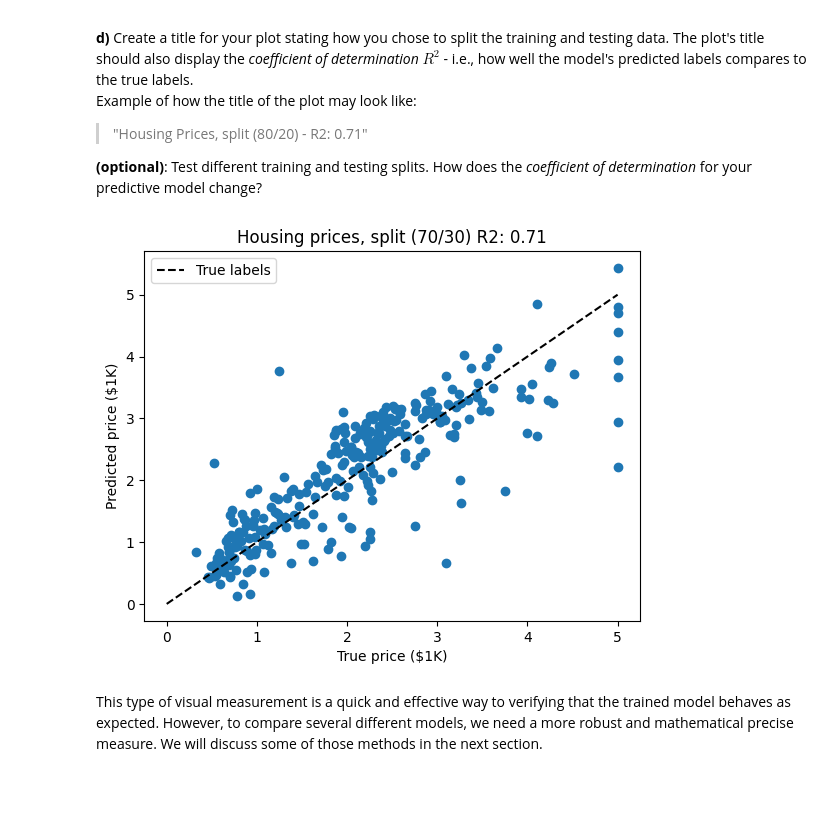
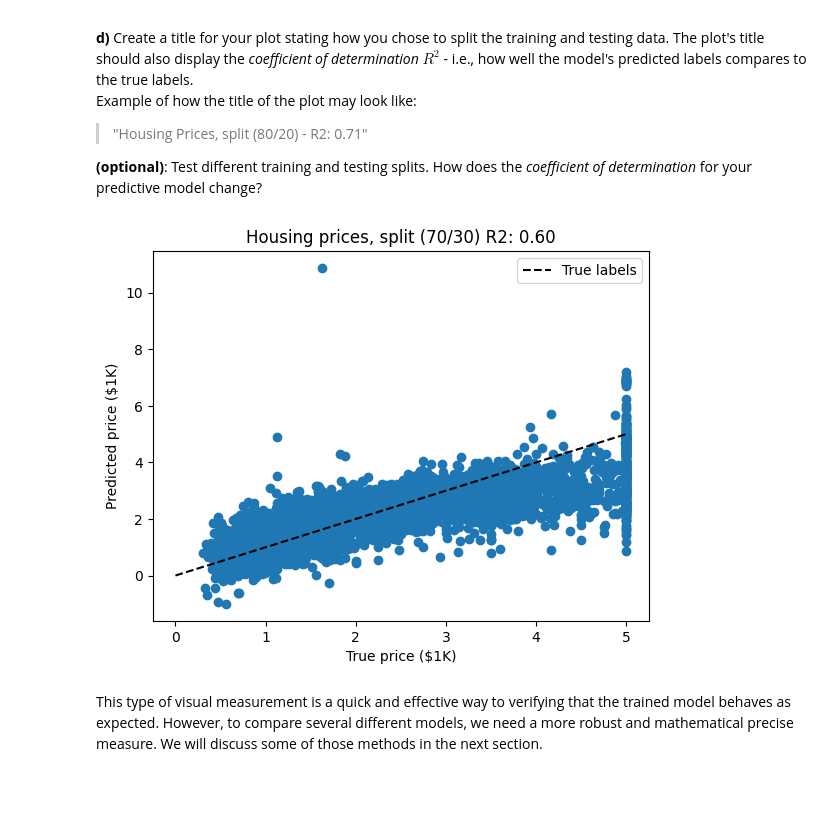
Before and after one commit to meatloafi/ml-1dl034-public-assignments, a Jupyter notebook: Assignments/Practical/PracticalNotebook3.ipynb, the cells around one changed output. Saved outputs shown, nothing was run; the diff lists cells and outputs as text; code cells hidden in the pictures.

```diff
--- a/Assignments/Practical/PracticalNotebook3.ipynb
+++ b/Assignments/Practical/PracticalNotebook3.ipynb
@@ -186,44 +181,40 @@ import matplotlib.pyplot as plt
 import numpy as np
 from sklearn.linear_model import LinearRegression
 from sklearn.metrics import r2_score
+from sklearn.model_selection import train_test_split
 
 price = fetch_california_housing()
 X = price.data
 y = price.target
 
-# Split the data into training/testing sets
-X_train = X[:-700]
-X_test = X[-300:]
 
-# Split the targets into training/testing sets
-y_train = y[:-700]
-y_test = y[-300:]
+X_train, X_test, y_train, y_test = train_test_split(X, y, test_size=0.3)
 
 #Create linear regreassion model object
 reg = LinearRegression()
 
 #Train model on training sets
 reg.fit(X_train, y_train)
 
 #Make predictions
 y_pred = reg.predict(X_test)
 
 # Code provided by us to compare the generated predictions against the actual values
 
 plt.scatter(y_test, y_pred)
 r2coeff = r2_score(y_test, y_pred)
 
 
 xlim = [0, 5]
 ylim = [0, 5]
 plt.plot(xlim, ylim, '--k', label=f"True labels")
 plt.xlabel("True price ($1K)")
 plt.ylabel("Predicted price ($1K)")
 plt.title("Housing prices, split (70/30) R2: %.2f" % r2_score(y_test, y_pred))
 plt.legend()
 plt.show()
 # %% [output]
-[figure, old version]
+[figure, new version]
 # %% [markdown]
 This type of visual measurement is a quick and effective way to verifying that the trained model behaves as expected. However, to compare several different models, we need a more robust and mathematical precise measure. We will discuss some of those methods in the next section.
 
```
Also changed, not shown: parts of 8 cells of this notebook, 7 other files.
